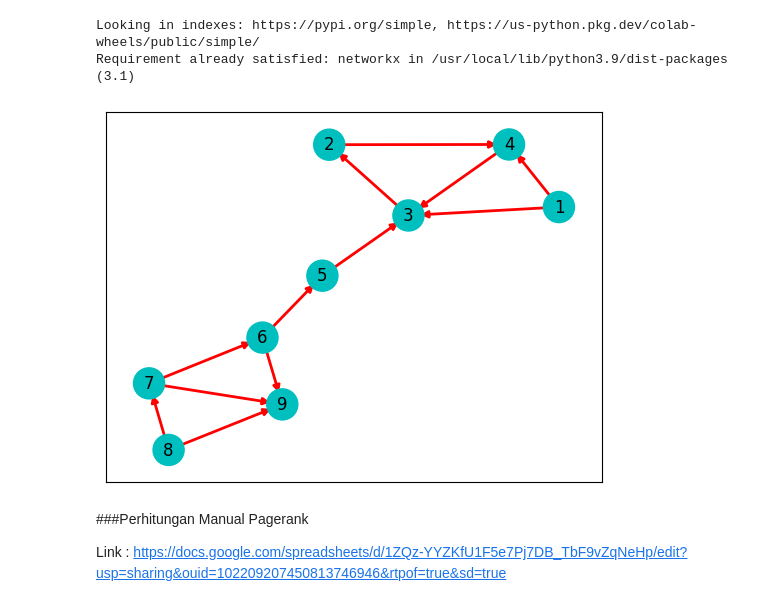
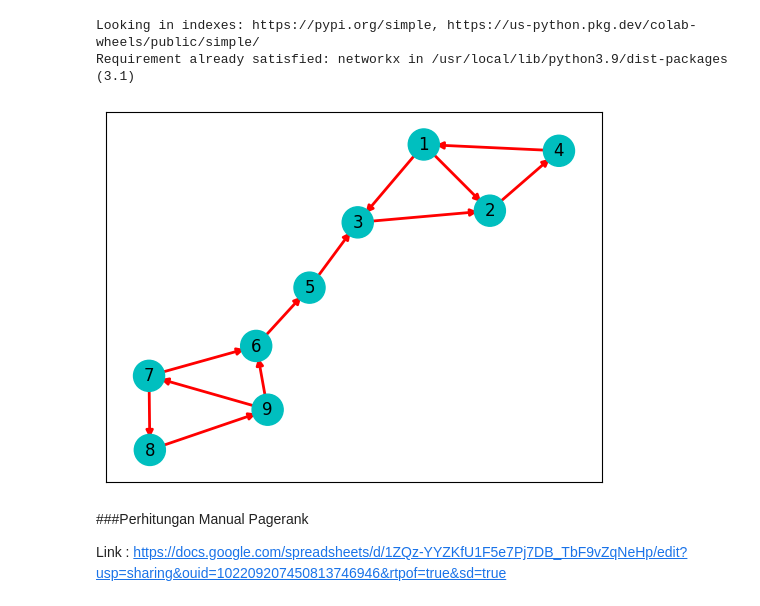
Before and after one commit to MeAdila/prosaindata, a Jupyter notebook: _sources/pagerank.ipynb, the cells around one changed output. Cells and saved outputs as stored; diff of their text form; code cells hidden in the pictures.

```diff
--- a/_sources/pagerank.ipynb
+++ b/_sources/pagerank.ipynb
@@ -40,30 +40,30 @@ Requirement already satisfied: networkx in /usr/local/lib/python3.9/dist-package
 # %%
 # Import modul
 import networkx as nx
 import matplotlib.pyplot as plt
 
 # Membuat directed graph
 G = nx.DiGraph()
 
 # Menambahkan node
 nodes = [1, 2, 3, 4, 5, 6, 7, 8, 9]
 G.add_nodes_from(nodes)
 
 # Menambahkan edge antar node
-G.add_edges_from([(1,3),(2,4),(3,2),(1,4),(4,3),(5,3),(6,5),(7,9),(8,7),(7,6),(8,9),(6,9)])
+G.add_edges_from([(1,3),(2,4),(3,2),(1,2),(4,1),(5,3),(6,5),(9,7),(7,8),(7,6),(8,9),(9,6)])
 
 pos = nx.kamada_kawai_layout(G) # menggunakan Kamada-Kawai layout
 
 node_color = ['c' for _ in range(len(G))]
 node_size = 500
 edge_width = 2
 nx.draw_networkx_nodes(G, pos, node_color=node_color, node_size=node_size)
 nx.draw_networkx_labels(G, pos)
 nx.draw_networkx_edges(G, pos, edge_color='r', arrows=True, width=edge_width)
 
 plt.show()
 # %% [output]
-[figure, old version]
+[figure, new version]
 # %% [markdown]
 ###Perhitungan Manual Pagerank
 
```
Also changed, not shown: 31 other files.
